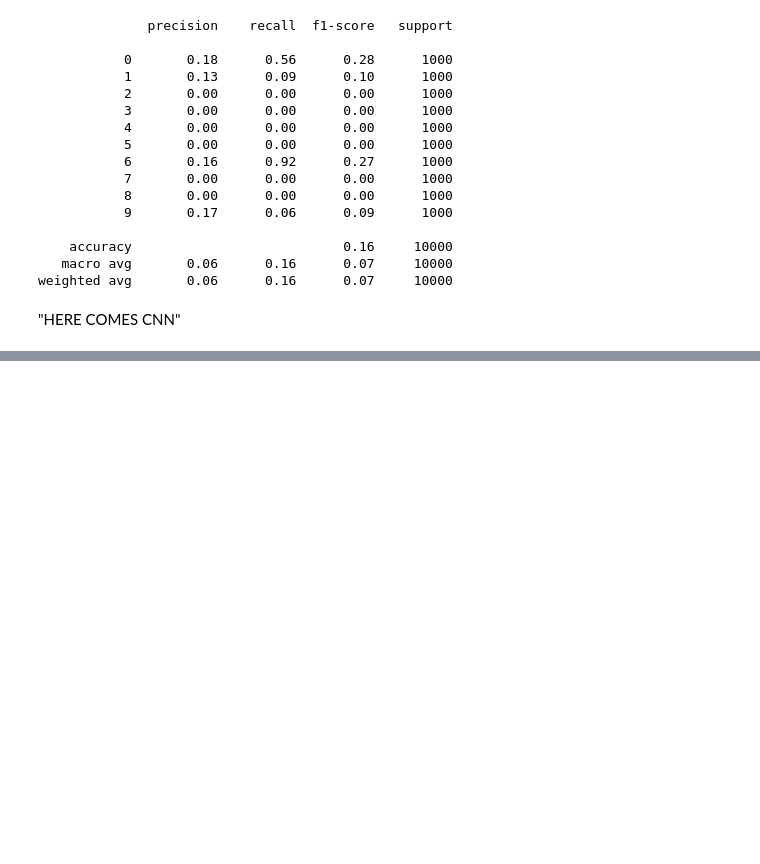
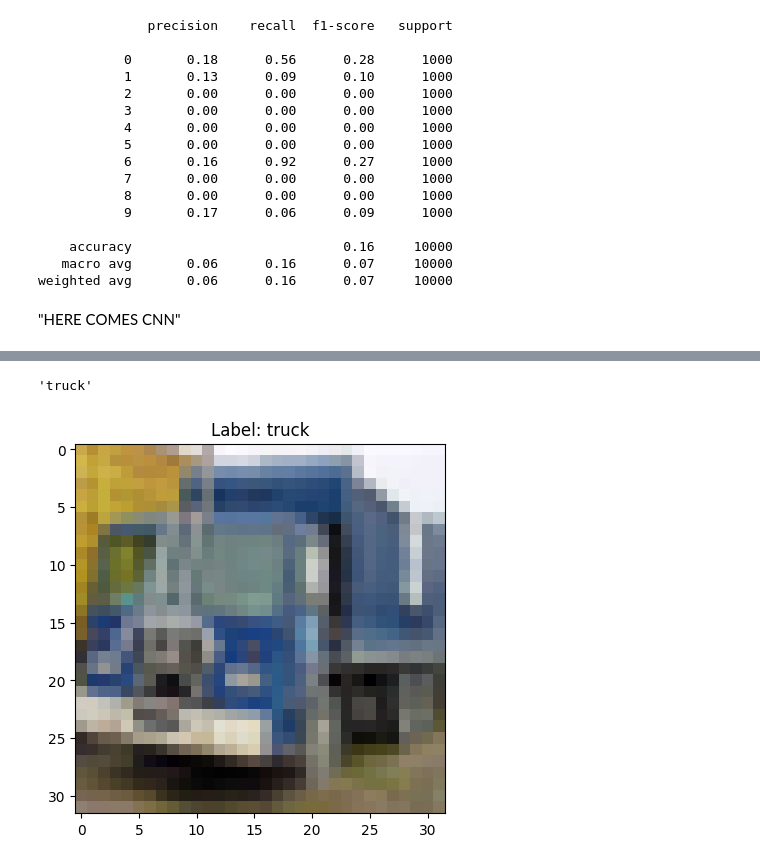
Before and after one commit to kailai-13/Neural_Networks_Hands_On, a Jupyter notebook: nnhandson.ipynb, the cells around one changed output, grey strips where cells are left out. Saved outputs shown, nothing was run; the diff lists cells and outputs as text; code cells hidden in the pictures; blank space fills up the shorter version.

```diff
--- a/nnhandson.ipynb
+++ b/nnhandson.ipynb
@@ -369,0 +445,8 @@ Epoch 1/10
+# %%
+classes[np.argmax(y[14])]
+# %% [output]
+'truck'
+# %%
+show_image(X_test,Y_text,14)
+# %% [output]
+[figure, added]
```
Also changed, not shown: parts of 6 cells of this notebook.
